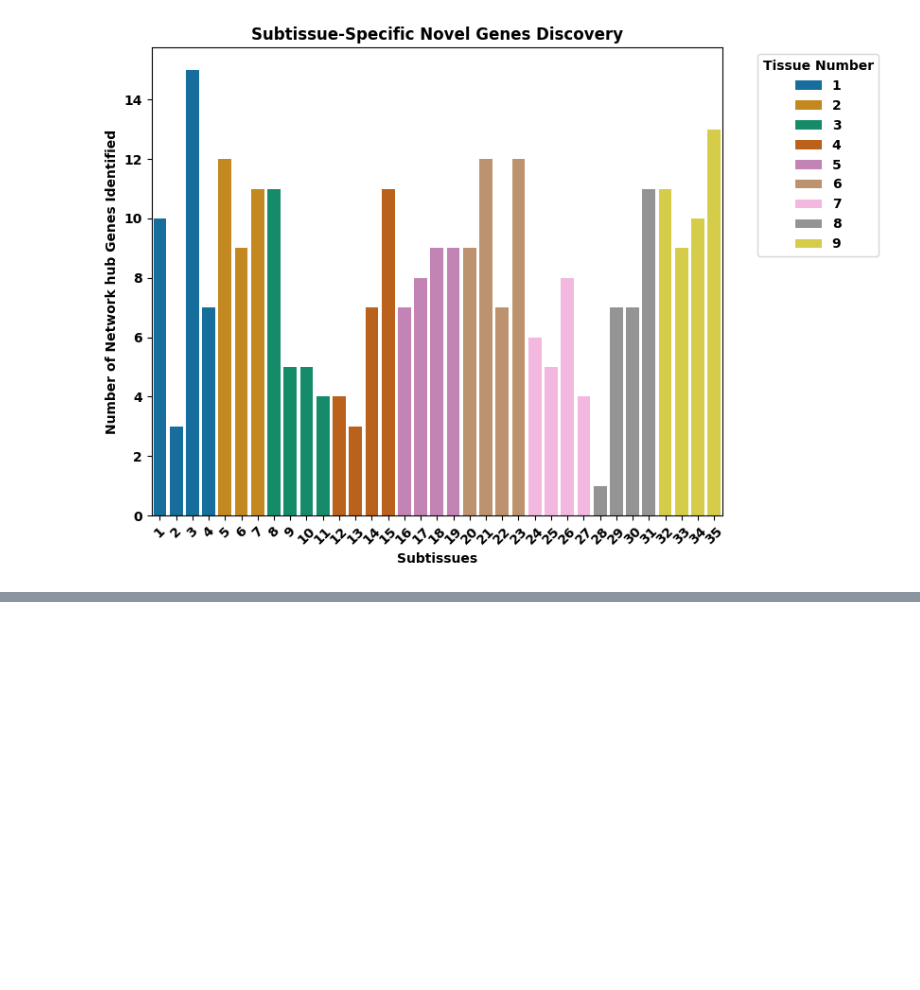
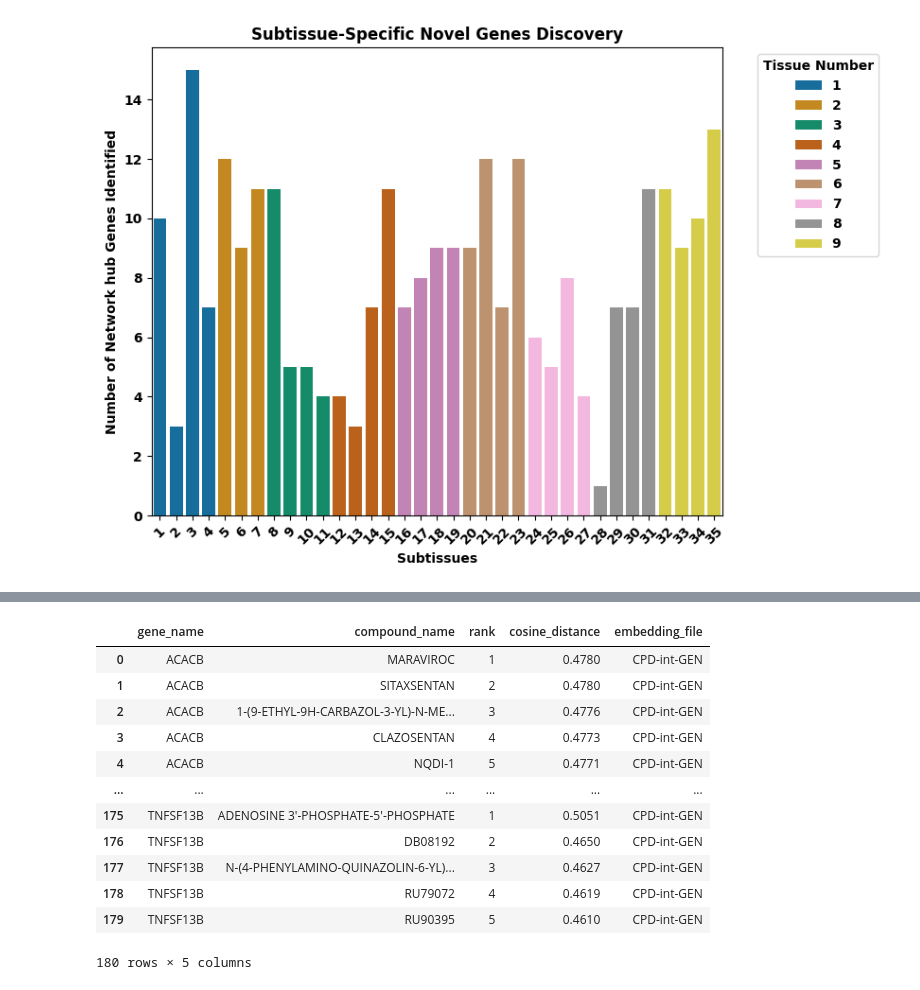
Before and after one commit to mmottaqii/AD-Biomarkers-MultiOmics, a Jupyter notebook: scripts/review_aug_26.ipynb, the cells around one changed output, grey strips where cells are left out. Drawn from its saved outputs; the diff is of its cells as text; code cells hidden in the pictures; blank space fills up the shorter version.

```diff
--- a/scripts/review_aug_26.ipynb
+++ b/scripts/review_aug_26.ipynb
@@ -4284,0 +4399,21 @@ plt.show()
+# %%
+top_compounds['rank'] = top_compounds.groupby('gene_name').cumcount() + 1
+top_compounds['embedding_file'] = 'CPD-int-GEN'  # Add a constant column with the same value
+
+# Select and order the final columns
+final_df = top_compounds[['gene_name', 'compound_name', 'rank', 'cosine_distance', 'embedding_file']]
+final_df
+# %% [output]
+|  | gene_name | compound_name | rank | cosine_distance | embedding_file |
+| 0 | ACACB | MARAVIROC | 1 | 0.4780 | CPD-int-GEN |
+| 1 | ACACB | SITAXSENTAN | 2 | 0.4780 | CPD-int-GEN |
+| 2 | ACACB | 1-(9-ETHYL-9H-CARBAZOL-3-YL)-N-ME... | 3 | 0.4776 | CPD-int-GEN |
+| 3 | ACACB | CLAZOSENTAN | 4 | 0.4773 | CPD-int-GEN |
+| 4 | ACACB | NQDI-1 | 5 | 0.4771 | CPD-int-GEN |
+| ... | ... | ... | ... | ... | ... |
+| 175 | TNFSF13B | ADENOSINE 3'-PHOSPHATE-5'-PHOSPHATE | 1 | 0.5051 | CPD-int-GEN |
+| 176 | TNFSF13B | DB08192 | 2 | 0.4650 | CPD-int-GEN |
+| 177 | TNFSF13B | N-(4-PHENYLAMINO-QUINAZOLIN-6-YL)... | 3 | 0.4627 | CPD-int-GEN |
+| 178 | TNFSF13B | RU79072 | 4 | 0.4619 | CPD-int-GEN |
+| 179 | TNFSF13B | RU90395 | 5 | 0.4610 | CPD-int-GEN |
+180 rows × 5 columns
```
Also changed, not shown: parts of 13 cells of this notebook.
